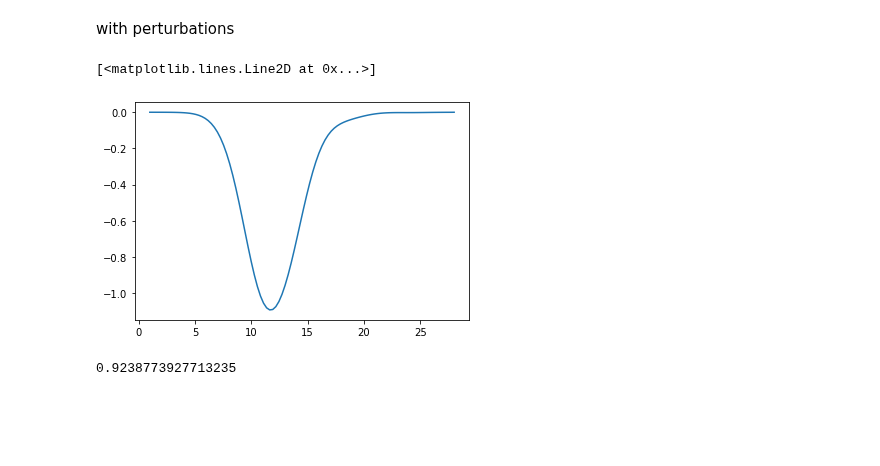
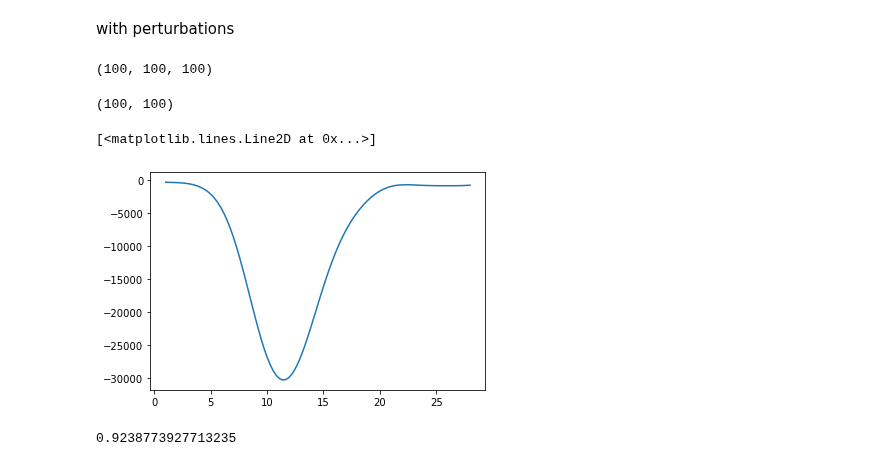
Before and after one commit to fjbautistas/kde_example, a Jupyter notebook: Marginal_Distributions.ipynb, the cells around one changed output. Drawn from its saved outputs; the diff is of its cells as text; code cells hidden in the pictures; blank space fills up the shorter version.

Commit message:
the variable space must be fixed in the prior

```diff
--- a/Marginal_Distributions.ipynb
+++ b/Marginal_Distributions.ipynb
@@ -190,9 +194,9 @@ class prior(optimal_pdf):
             M_ones = np.ones([self.lenght, self.lenght])
 
             prior = ((M_ones*self.prior_pdfs[0]).T*self.prior_pdfs[1]).T
-            norm  = (prior.sum(axis=0)*(self.data_std[:,0][1]-self.data_std[:,0][0])).sum()*(self.data_std[:,1][1]-self.data_std[:,1][0])
+            #norm  = (prior.sum(axis=0)*(self.data_std[:,0][1]-self.data_std[:,0][0])).sum()*(self.data_std[:,1][1]-self.data_std[:,1][0])
 
-            self.prior_pdf = prior/norm
+            self.prior_pdf = prior#/norm
 
         elif len(self.org_data) == 3:
             M_ones = np.ones([self.lenght, self.lenght, self.lenght])
@@ -297,8 +328,16 @@ with perturbations
 # %%
 likelihood2 = optimal_pdf(dlg.ms, dlg.metal, dlg.nplanets)
 likelihood2.pdf()
+# %%
+likelihood2.pdf_std.shape
+# %% [output]
+(100, 100, 100)
+# %%
+prior.prior_pdf.shape
+# %% [output]
+(100, 100)
 # %%
-posterior2 = likelihood2.pdf_std*prior.prior_pdf
+post2 = (likelihood2.pdf_std.T*prior.prior_pdf.T).T
 # %%
 dx2 = likelihood2.data_std[:,0][1] - likelihood2.data_std[:,0][0]
 dy2 = likelihood2.data_std[:,1][1] - likelihood2.data_std[:,1][0]
@@ -306,10 +347,10 @@ dz2 = likelihood2.data_std[:,2][1] - likelihood2.data_std[:,2][0]
 # %%
-Np_marginal = (post.sum(axis=0)*dx2).sum(axis=0)*dy2
+marginal2 = (post2.sum(axis=0)*dx2).sum(axis=0)*dy2
 # %%
-plt.plot(likelihood.real_interval[2], Np_marginal)
+plt.plot(likelihood.real_interval[2], marginal2)
 # %% [output]
 [<matplotlib.lines.Line2D at 0x...>]
-[figure, old version]
+[figure, new version]
 # %%
 dx2
 # %% [output]
```
Also changed, not shown: parts of 9 cells of this notebook, 1 other file.
